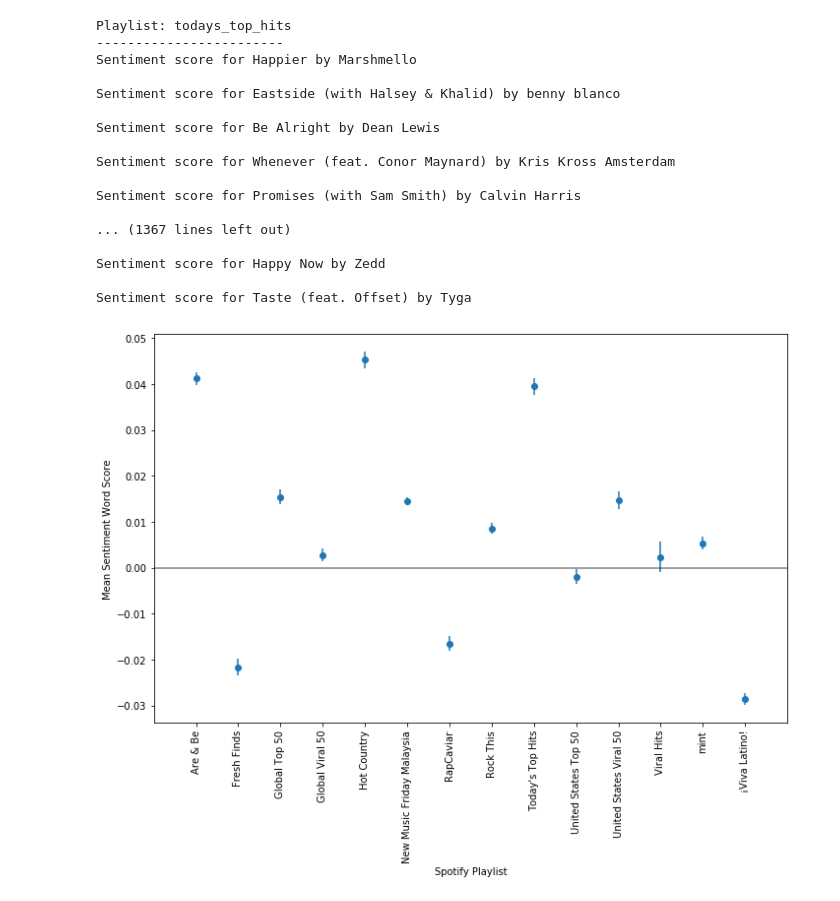
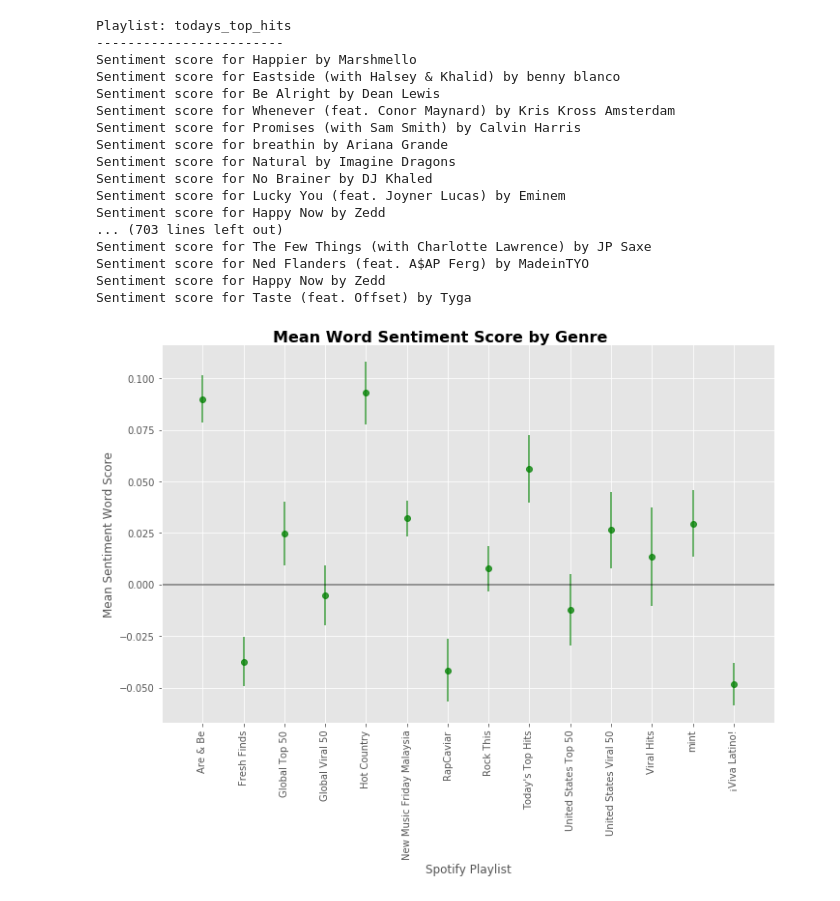
Before and after one commit to finianoneill/music-analysis, a Jupyter notebook: elize-papineau/nltk_lyric-sentiment_scores.ipynb, the cells around one changed output. Cells and saved outputs as stored; diff of their text form; code cells hidden in the pictures.

```diff
--- a/elize-papineau/nltk_lyric-sentiment_scores.ipynb
+++ b/elize-papineau/nltk_lyric-sentiment_scores.ipynb
@@ -79,65 +79,72 @@ for playlist in playlists:
         pl_csv.loc[index, 'neutral'] = lyric_frame['neutral'].mean()
         pl_csv.loc[index, 'positive'] = lyric_frame['positive'].mean()
 
-        # Save .csv with data
-        pl_csv.to_csv(f"../Data_Files/Play_Lists/{playlist}_SentimentScore.csv")
-        print()
+    # Save .csv with data
+    pl_csv.to_csv(f"../Data_Files/Play_Lists/{playlist}_SentimentScore.csv")
 
-        # Append to full data frame
-        sentiment_df = sentiment_df.append(pl_csv)
+    # Append to full data frame
+    sentiment_df = sentiment_df.append(pl_csv)
+    print()
 # %% [output]
 Playlist: todays_top_hits
 ------------------------
 Sentiment score for Happier by Marshmello
-
 Sentiment score for Eastside (with Halsey & Khalid) by benny blanco
-
 Sentiment score for Be Alright by Dean Lewis
-
 Sentiment score for Whenever (feat. Conor Maynard) by Kris Kross Amsterdam
-
 Sentiment score for Promises (with Sam Smith) by Calvin Harris
-
-... (1367 lines left out)
-
+Sentiment score for breathin by Ariana Grande
+Sentiment score for Natural by Imagine Dragons
+Sentiment score for No Brainer by DJ Khaled
+Sentiment score for Lucky You (feat. Joyner Lucas) by Eminem
 Sentiment score for Happy Now by Zedd
-
+... (703 lines left out)
+Sentiment score for The Few Things (with Charlotte Lawrence) by JP Saxe
+Sentiment score for Ned Flanders (feat. A$AP Ferg) by MadeinTYO
+Sentiment score for Happy Now by Zedd
 Sentiment score for Taste (feat. Offset) by Tyga
 # %%
-# Is this right?? Will this fuck up our d a t a ????
-# Tmrw: investigate where this wonky stuff is coming from
-sentiment_df['compound'] = sentiment_df['compound'].replace("", 0)
-sentiment_df['negative'] = sentiment_df['negative'].replace("", 0)
-sentiment_df['neutral'] = sentiment_df['neutral'].replace("", 0)
-sentiment_df['positive'] = sentiment_df['positive'].replace("", 0)
+# Drop rows missing essent
+sentiment_df['compound'] = sentiment_df['compound'].fillna(0)
+sentiment_df['negative'] = sentiment_df['negative'].fillna(0)
+sentiment_df['neutral'] = sentiment_df['neutral'].fillna(0)
+sentiment_df['positive'] = sentiment_df['positive'].fillna(0)
+sentiment_df['Instrumentalness'] = sentiment_df['Instrumentalness'].fillna(0)
 
+# Collect means
 means = sentiment_df.groupby("Playlist")
 means = means.mean()
 
+# Collect std err
 sem = sentiment_df.groupby("Playlist")
 sem = sem.sem()
 
+# Make a data frame for use in graphing
 visual = pd.merge(means, sem, on = "Playlist")
 visual = visual[["compound_x", "compound_y"]]
 visual = visual.rename(columns = {"compound_x": "mean",
                                   "compound_y": "sem"})
-#
 # %%
 # Visualize
 fig, ax = plt.subplots(figsize = (10, 8))
-
+fig.suptitle("Mean Word Sentiment Score by Genre", fontsize = 16, fontweight = "bold", y = 1)
+plt.style.use('ggplot')
 ax.errorbar(np.arange(len(means)),
             visual['mean'],
             visual['sem'],
-            fmt = "o")
+            fmt = "o",
+            color = "green",
+            alpha = .75)
 ax.set_xlim(-1, len(means))
 ax.set_xlabel("Spotify Playlist")
 ax.set_ylabel("Mean Sentiment Word Score")
 
 plt.hlines(0, -1, len(means), alpha = .5)
 plt.xticks(np.arange(len(means)),
            visual.index.tolist(),
            rotation = 90)
 plt.tight_layout()
+plt.savefig("./Images/Mean_Word_Sent.png")
+plt.show()
 # %% [output]
-[figure, old version]
+[figure, new version]
```
Also changed, not shown: parts of 9 cells of this notebook.
